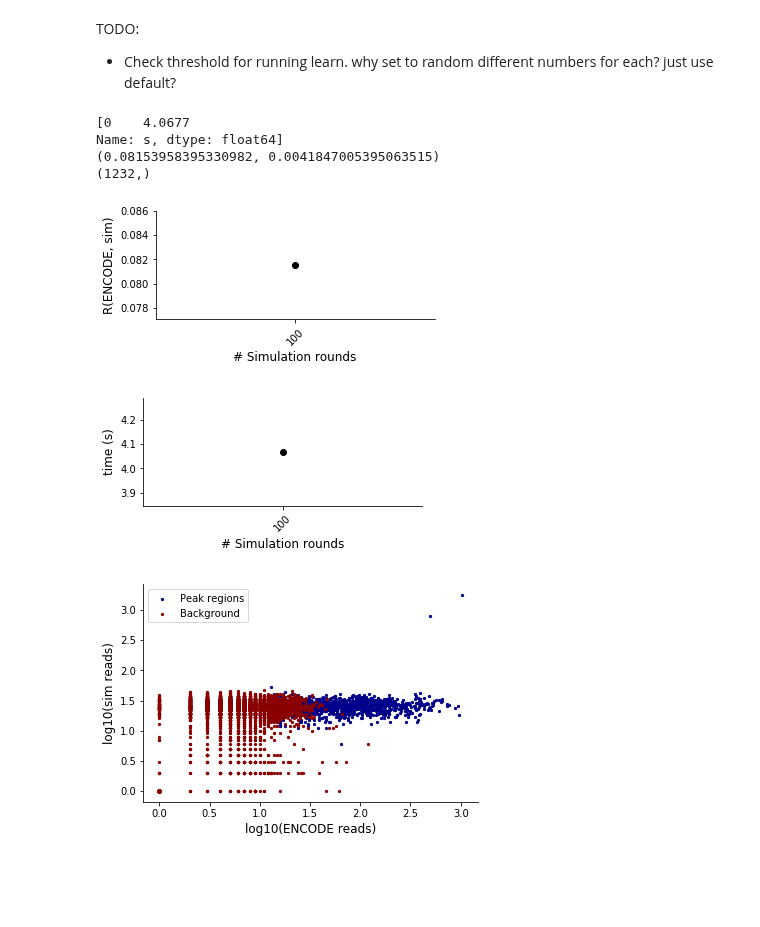
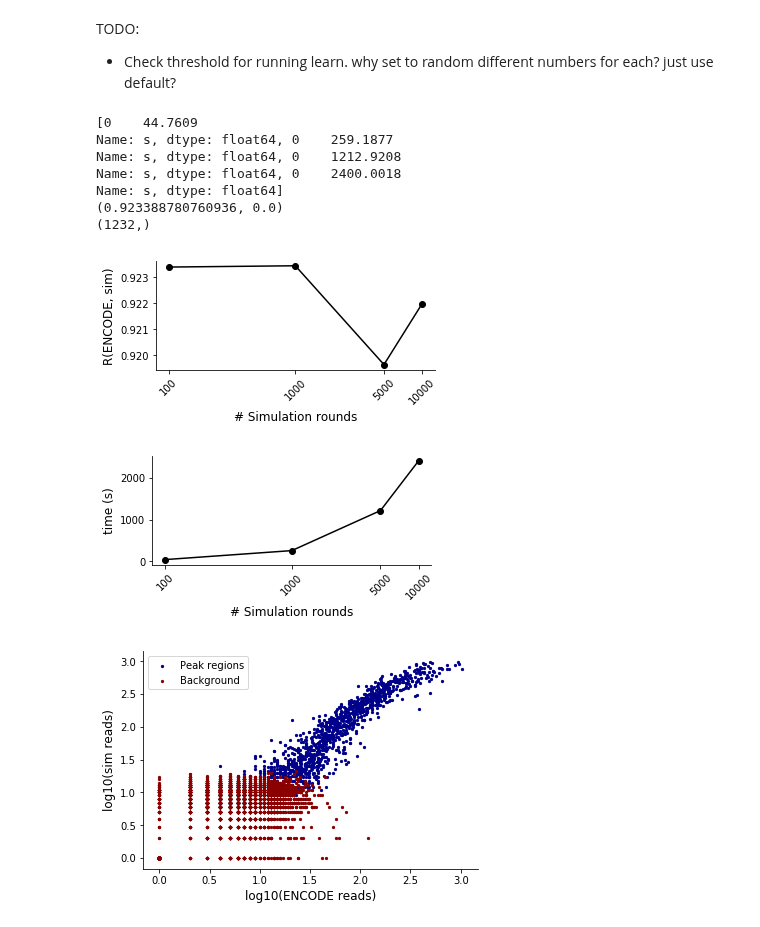
Before and after one commit to gymreklab/chips, a Jupyter notebook: paper-analyses/workflows/fig1-eval/ChIPs-Figure1-Eval.ipynb, the cells around one changed output. Drawn from its saved outputs; the diff is of its cells as text; code cells hidden in the pictures; blank space fills up the shorter version.

```diff
--- a/paper-analyses/workflows/fig1-eval/ChIPs-Figure1-Eval.ipynb
+++ b/paper-analyses/workflows/fig1-eval/ChIPs-Figure1-Eval.ipynb
@@ -18,15 +18,20 @@ modifier = ""
 
 OUTPREFIX = "GM12878_H3K27ac_ENCFF097SQI_ENCFF465WTH"
 WINDOWSIZE = 5
-NUMCOPIES = [100]
-modifier="+ischip"
-scatternum = 100
+#NUMCOPIES = [1000]
+#modifier="+ischip"
+#scatternum = 100
+NUMCOPIES = [100,1000,5000,10000]
+#modifier="+chipulate"
 
 #OUTPREFIX = "GM12878_H3K4me1_ENCFF252ZII_ENCFF966LMJ"
 #WINDOWSIZE = 5
 
+
 #OUTPREFIX = "K562_H3K4me3_ENCFF681JQI_ENCFF127XXD"
 #WINDOWSIZE = 5
+#NUMCOPIES = [100,1000,5000,10000]
+#modifier="+chipulate"
 
 #OUTPREFIX = "GM12878_IKZF1_ENCFF216YZE_ENCFF795PEX"
 #WINDOWSIZE = 1
@@ -84,35 +89,38 @@ ax.set_xticklabels(NUMCOPIES, rotation=45)
 ax.set_xlabel("# Simulation rounds", size=12)
 ax.set_ylabel("time (s)", size=12)
 ax.spines['right'].set_visible(False)
 ax.spines['top'].set_visible(False)
 ax.yaxis.set_ticks_position('left')
 ax.xaxis.set_ticks_position('bottom')
 fig.savefig(OUTPREFIX+modifier+"-time.pdf")
 
 
 # Get scatter plot of counts
 fig = plt.figure()
 ax = fig.add_subplot(111)
 ax.scatter(np.log10(peak["encode"]+1), np.log10(peak[scatternum]+1), color="darkblue", s=5, label="Peak regions")
 ax.scatter(np.log10(nopeak["encode"]+1), np.log10(nopeak[scatternum]+1), color="darkred", s=5, label="Background")
 print(scipy.stats.pearsonr(np.log10(peak["encode"]+1), np.log10(peak[scatternum]+1)))
 print(peak[scatternum].shape)
 #ax.set_xlim(left=-0.1, right=xmax)
 #ax.set_ylim(bottom=-0.1, top=ymax)
 
 ax.spines['right'].set_visible(False)
 ax.spines['top'].set_visible(False)
 ax.yaxis.set_ticks_position('left')
 ax.xaxis.set_ticks_position('bottom')
 ax.set_xlabel("log10(ENCODE reads)", size=12)
 ax.set_ylabel("log10(sim reads)", size=12);
 ax.legend(loc="upper left");
 fig.savefig(OUTPREFIX+modifier+"-scatter.pdf")
 # %% [output]
-[0    4.0677
+[0    44.7609
+Name: s, dtype: float64, 0    259.1877
+Name: s, dtype: float64, 0    1212.9208
+Name: s, dtype: float64, 0    2400.0018
 Name: s, dtype: float64]
-(0.08153958395330982, 0.0041847005395063515)
+(0.923388780760936, 0.0)
 (1232,)
-[figure, old version]
+[figure, new version]
-[figure, old version]
+[figure, new version]
-[figure, old version]
+[figure, new version]
```
Also changed, not shown: 4 other files.
